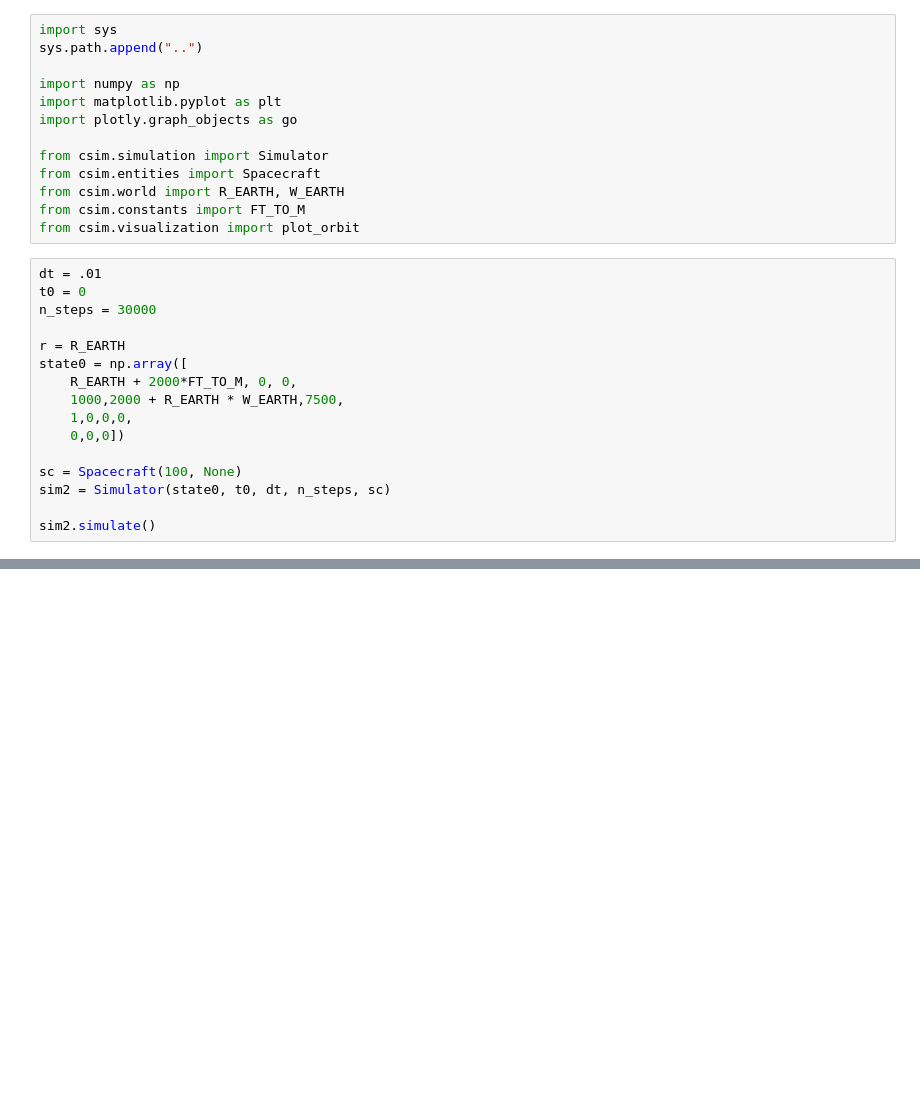
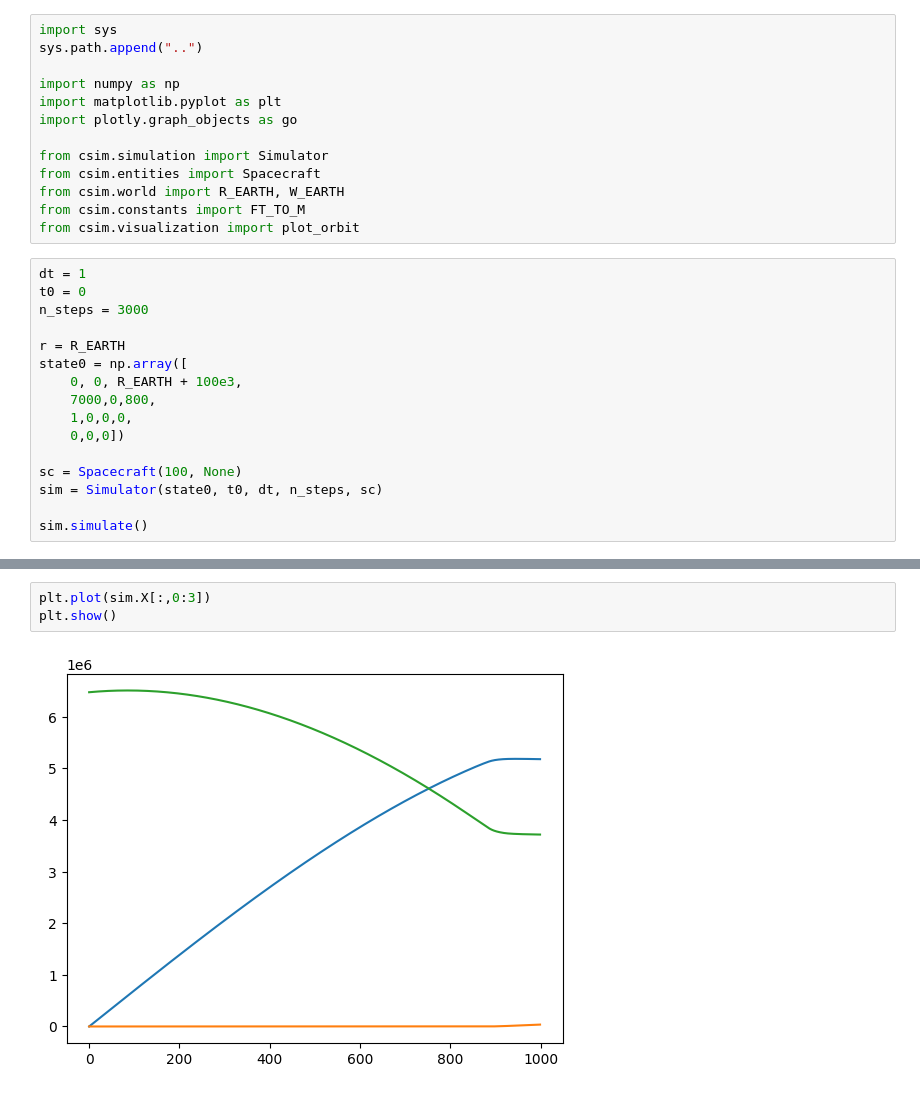
Before and after one commit to Cesium-Lab/gnc, a Jupyter notebook: sims/examples/simple_rocket.ipynb, the cells around one changed output, grey strips where cells are left out. Drawn from its saved outputs; the diff is of its cells as text; blank space fills up the shorter version.

```diff
--- a/sims/examples/simple_rocket.ipynb
+++ b/sims/examples/simple_rocket.ipynb
@@ -12,19 +12,19 @@ from csim.world import R_EARTH, W_EARTH
 from csim.constants import FT_TO_M
 from csim.visualization import plot_orbit
 # %%
-dt = .01
+dt = 1
 t0 = 0
-n_steps = 30000
+n_steps = 3000
 
 r = R_EARTH
 state0 = np.array([
-    R_EARTH + 2000*FT_TO_M, 0, 0,
-    1000,2000 + R_EARTH * W_EARTH,7500,
+    0, 0, R_EARTH + 100e3,
+    7000,0,800,
     1,0,0,0,
     0,0,0])
 
 sc = Spacecraft(100, None)
-sim2 = Simulator(state0, t0, dt, n_steps, sc)
+sim = Simulator(state0, t0, dt, n_steps, sc)
 
-sim2.simulate()
+sim.simulate()
 # %% [output]
@@ -101,4 +101,9 @@ fig.update_layout(width=1000, height=800,
                     # zaxis = dict(nticks=4, range=[R_EARTH-10,R_EARTH+10]))
                 )
 fig.show()
+# %%
+plt.plot(sim.X[:,0:3])
+plt.show()
+# %% [output]
+[figure, added]
 # %%
```
Also changed, not shown: parts of 8 cells of this notebook.
